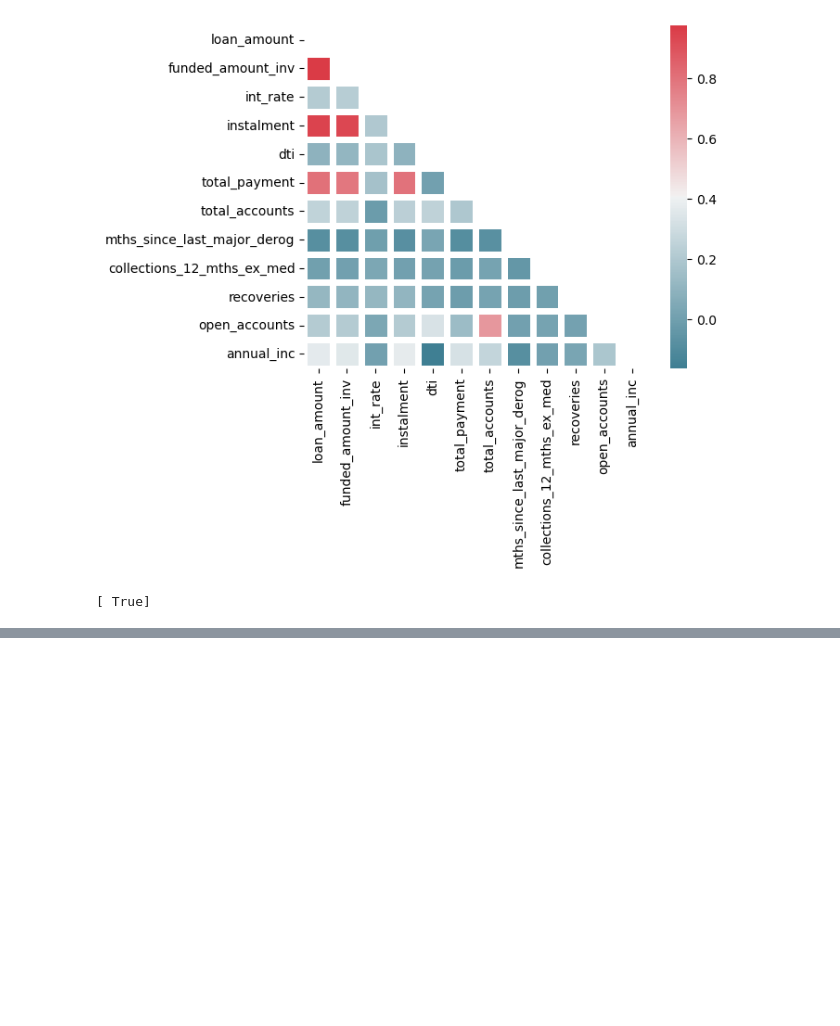
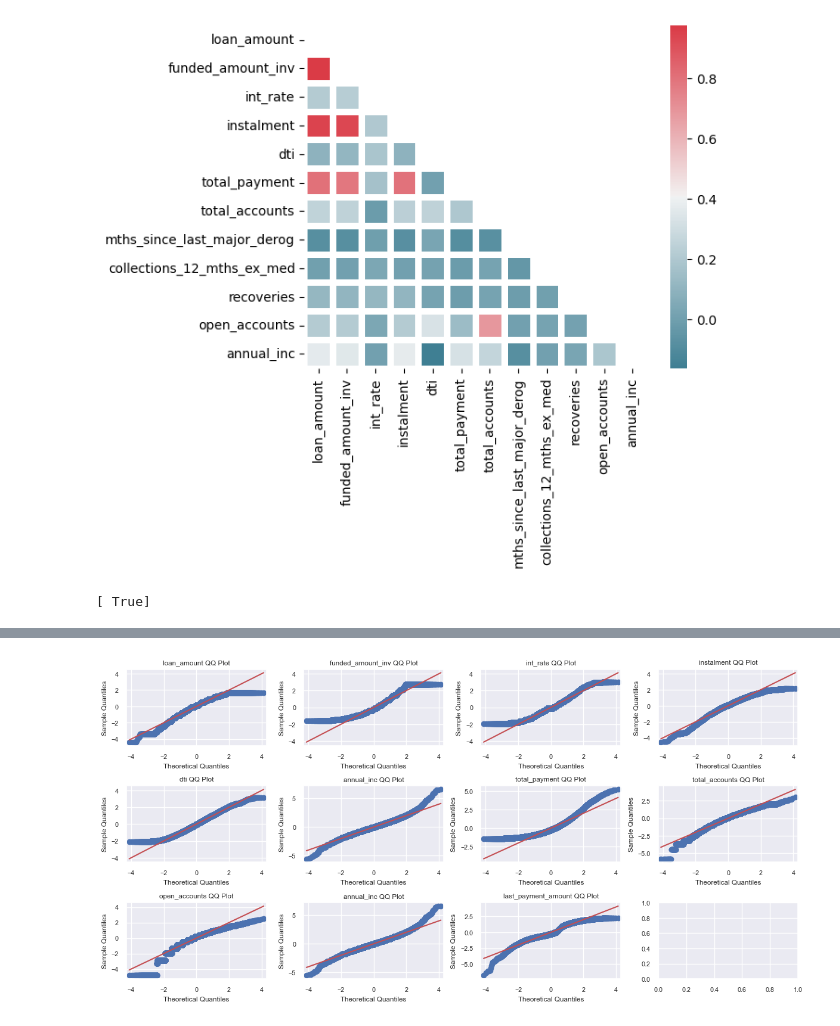
Before and after one commit to stealthchopper2k/exploratory-data-analysis---customer-loans-in-finance, a Jupyter notebook: main.ipynb, the cells around one changed output, grey strips where cells are left out. Saved outputs shown, nothing was run; the diff lists cells and outputs as text; code cells hidden in the pictures; blank space fills up the shorter version.

```diff
--- a/main.ipynb
+++ b/main.ipynb
@@ -182,0 +207,15 @@ plt.skewed_cols(numerical_cols)
+# %%
+old_df_to_transform_skew = t_form.df
+
+t2_form = DataFrameTransform(old_df_to_transform_skew)
+
+# Reduce impact of outliers
+log_transform_cols = ['annual_inc', 'total_accounts', 'open_accounts',
+                      'loan_amount', 'last_payment_amount', 'instalment', 'open_accounts']
+
+t2_form.log_transform(log_transform_cols)
+plt2 = Plotter(t2_form.df)
+
+plt.multi_qq_plot(numerical_cols)
+# %% [output]
+[figure, added]
```
Also changed, not shown: parts of 7 cells of this notebook, 2 other files.
